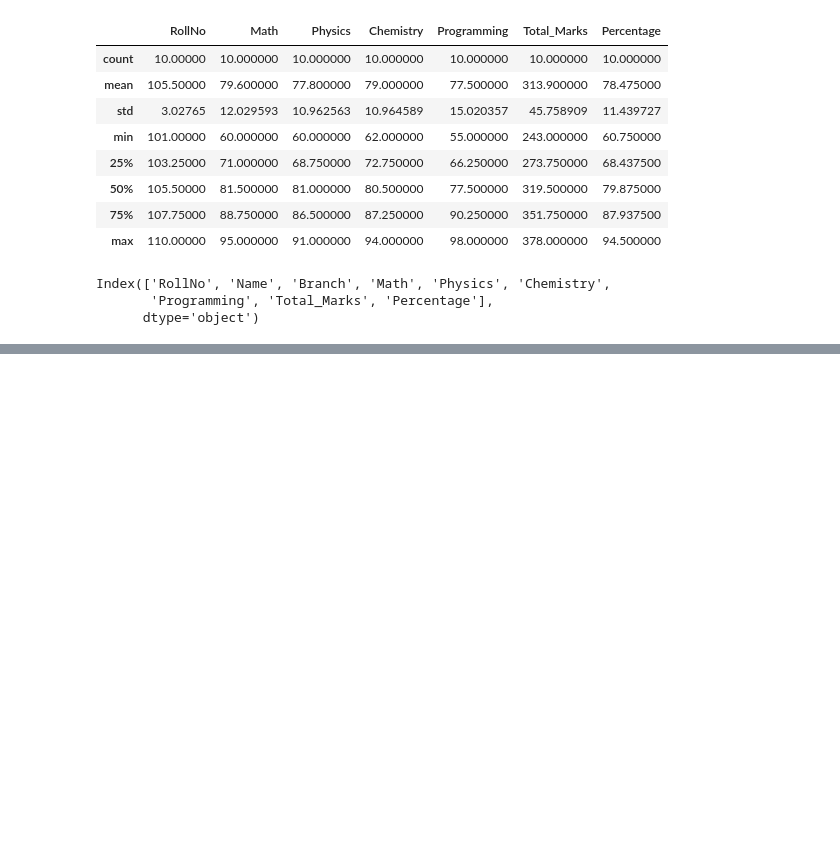
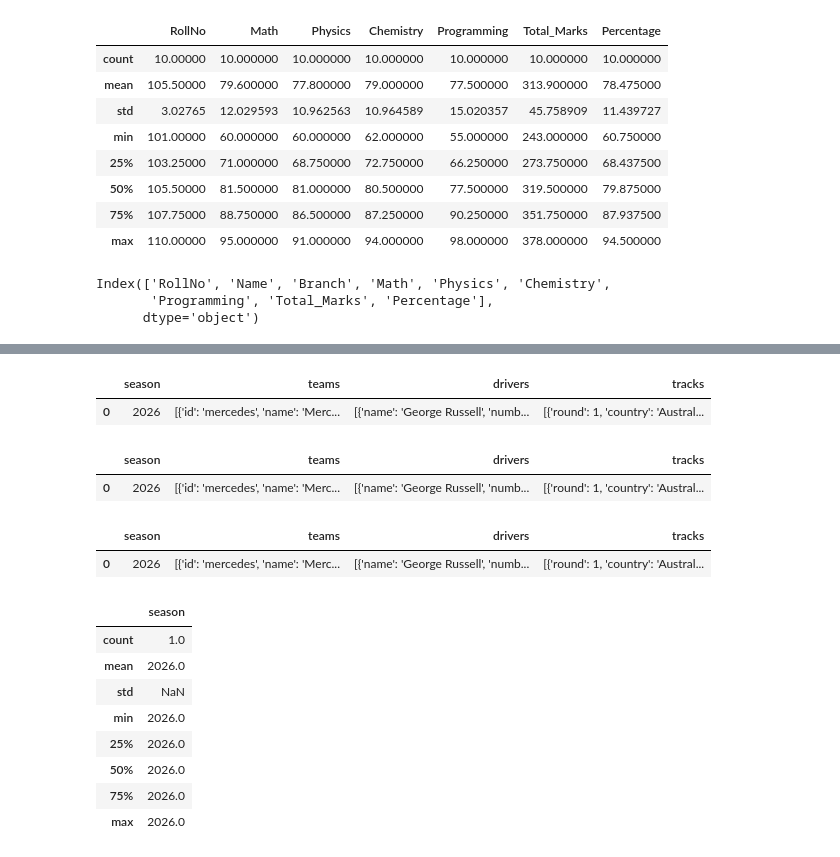
Before and after one commit to saisohanallam/ML_LAB_2026-27, a Jupyter notebook: ML_LAB_EXP_1.ipynb, the cells around one changed output, grey strips where cells are left out. Drawn from its saved outputs; the diff is of its cells as text; code cells hidden in the pictures; blank space fills up the shorter version.

```diff
--- a/ML_LAB_EXP_1.ipynb
+++ b/ML_LAB_EXP_1.ipynb
@@ -89,0 +109,33 @@ Index(['RollNo', 'Name', 'Branch', 'Math', 'Physics', 'Chemistry',
+# %%
+import json
+
+with open("/content/f1_2026_dataset.json", 'r') as f:
+    data = json.load(f)
+
+f1 = pd.json_normalize(data)
+display(f1.head())
+# %% [output]
+|  | season | teams | drivers | tracks |
+| 0 | 2026 | [{'id': 'mercedes', 'name': 'Merc... | [{'name': 'George Russell', 'numb... | [{'round': 1, 'country': 'Austral... |
+# %%
+f1.head()
+# %% [output]
+|  | season | teams | drivers | tracks |
+| 0 | 2026 | [{'id': 'mercedes', 'name': 'Merc... | [{'name': 'George Russell', 'numb... | [{'round': 1, 'country': 'Austral... |
+# %%
+f1.tail()
+# %% [output]
+|  | season | teams | drivers | tracks |
+| 0 | 2026 | [{'id': 'mercedes', 'name': 'Merc... | [{'name': 'George Russell', 'numb... | [{'round': 1, 'country': 'Austral... |
+# %%
+f1.describe()
+# %% [output]
+|  | season |
+| count | 1.0 |
+| mean | 2026.0 |
+| std | NaN |
+| min | 2026.0 |
+| 25% | 2026.0 |
+| 50% | 2026.0 |
+| 75% | 2026.0 |
+| max | 2026.0 |
```
Also changed, not shown: parts of 1 cell of this notebook.
